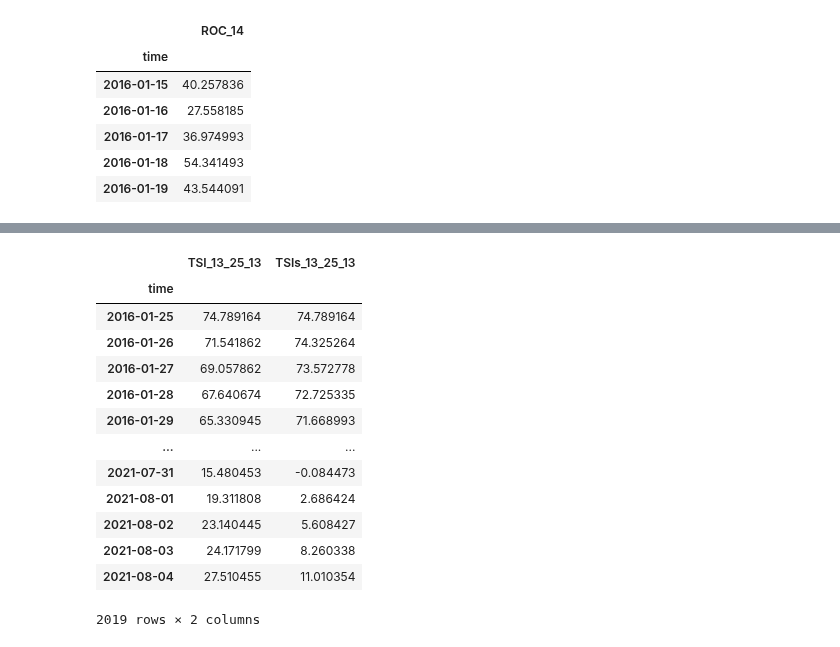
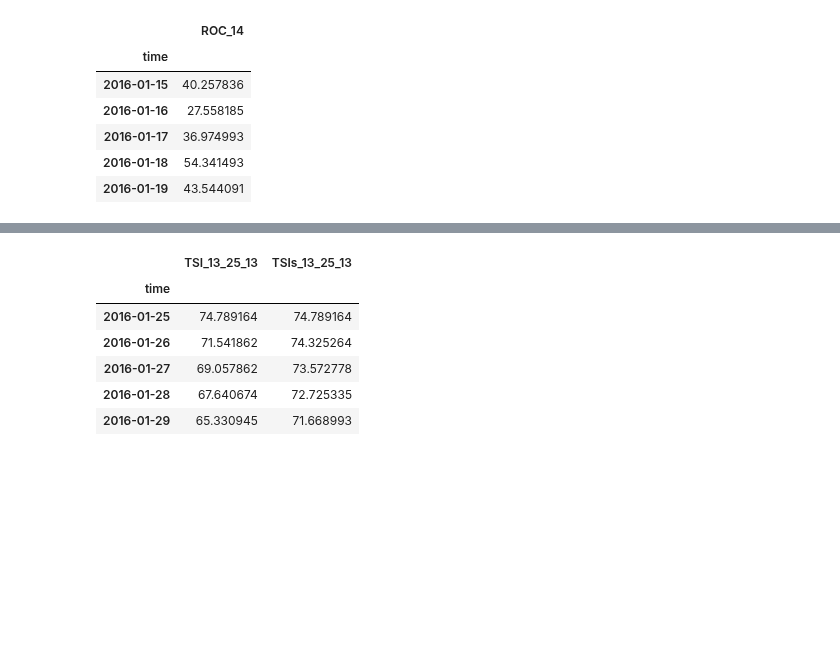
Before and after one commit to dbogatic/crypto-analysis, a Jupyter notebook: eth_price_direction.ipynb, the cells around one changed output, grey strips where cells are left out. Cells and saved outputs as stored; diff of their text form; code cells hidden in the pictures; blank space fills up the shorter version.

```diff
--- a/eth_price_direction.ipynb
+++ b/eth_price_direction.ipynb
@@ -162,25 +148,18 @@ stoch_eth
 # %%
 # Read in True Strength (TSI) data
 tsi_eth = pd.read_csv('/Users/draganbogatic/Documents/Fin_Tech/crypto-analysis/resources/tsi_eth.csv', parse_dates=True)
 tsi_eth = tsi_eth.rename(columns={'Date':'time'})
 tsi_eth['time'] = pd.to_datetime(tsi_eth['time']).dt.date
 tsi_eth = tsi_eth.set_index('time').dropna()
-tsi_eth
+tsi_eth.head()
 # %% [output]
 |  | TSI_13_25_13 | TSIs_13_25_13 |
 | time |  |  |
 | 2016-01-25 | 74.789164 | 74.789164 |
 | 2016-01-26 | 71.541862 | 74.325264 |
 | 2016-01-27 | 69.057862 | 73.572778 |
 | 2016-01-28 | 67.640674 | 72.725335 |
 | 2016-01-29 | 65.330945 | 71.668993 |
-| ... | ... | ... |
-| 2021-07-31 | 15.480453 | -0.084473 |
-| 2021-08-01 | 19.311808 | 2.686424 |
-| 2021-08-02 | 23.140445 | 5.608427 |
-| 2021-08-03 | 24.171799 | 8.260338 |
-| 2021-08-04 | 27.510455 | 11.010354 |
-2019 rows × 2 columns
 # %%
 # Create model features dataframe
 features_eth = pd.concat([combined_df,rsi_eth,roc_eth,mfi_eth,stoch_eth,tsi_eth],axis=1).dropna()
```
Also changed, not shown: parts of 11 cells of this notebook, 14 other files.
